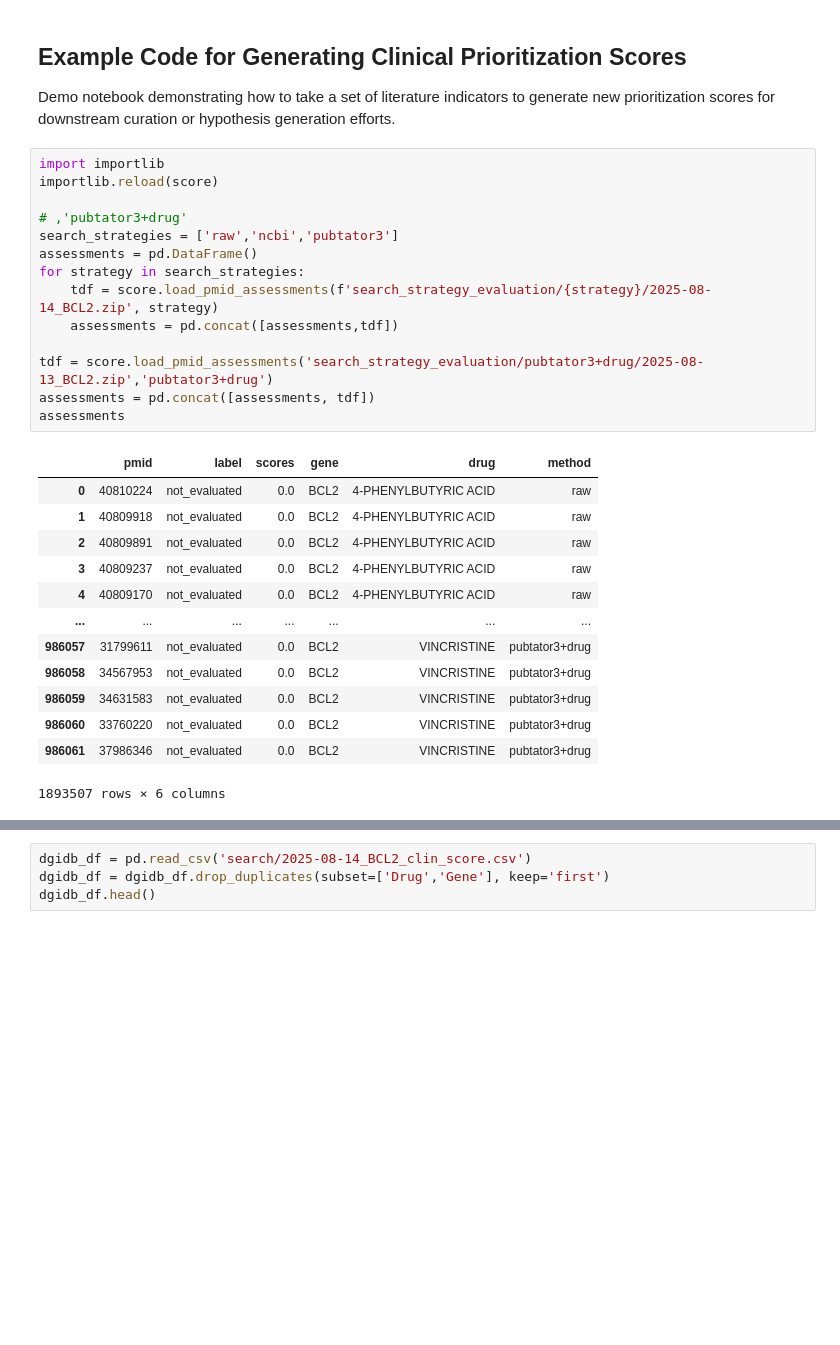
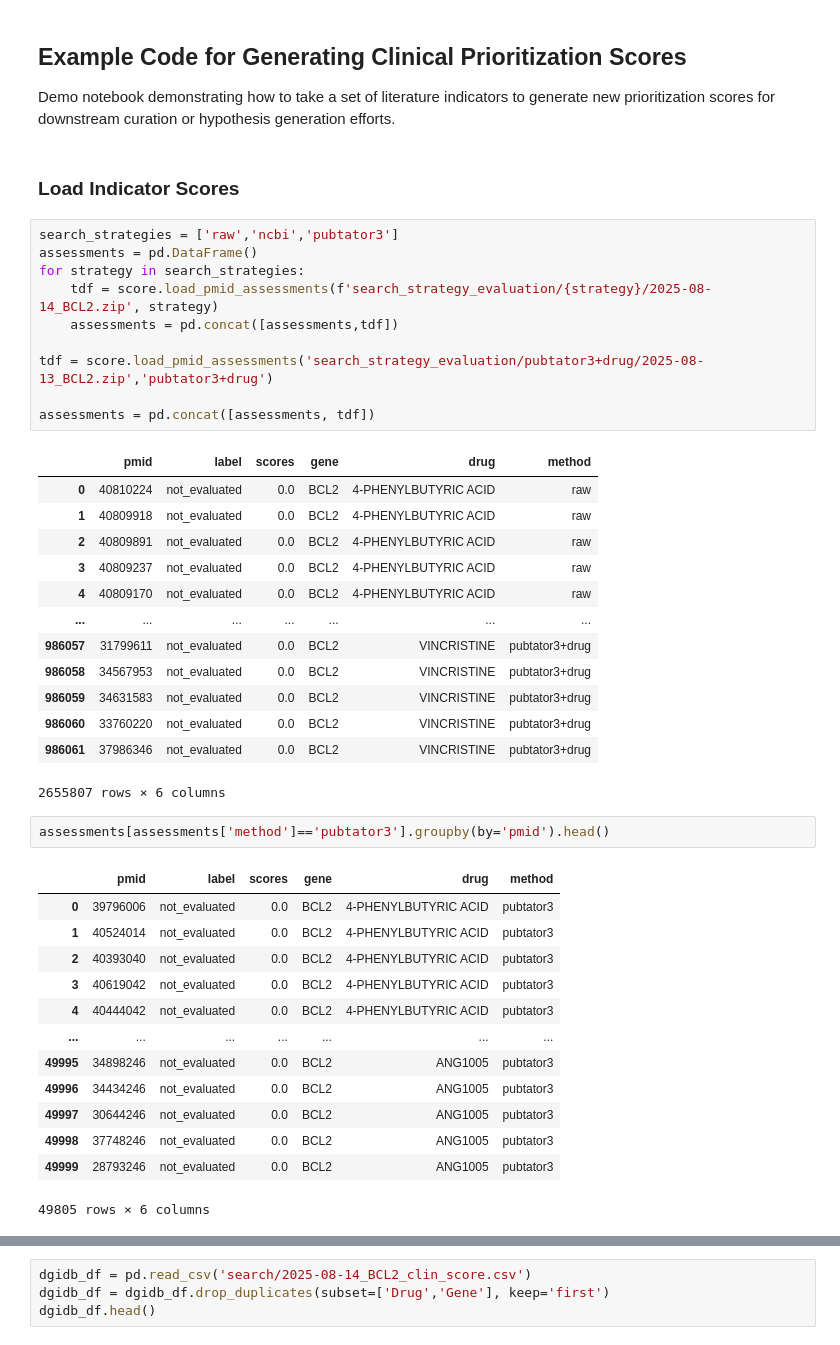
Before and after one commit to mcannon068nw/clinical-score-2, a Jupyter notebook: research/example-3.ipynb, the cells around one changed output, grey strips where cells are left out. Drawn from its saved outputs; the diff is of its cells as text; blank space fills up the shorter version.

```diff
--- a/research/example-3.ipynb
+++ b/research/example-3.ipynb
@@ -9,11 +9,9 @@ import score
 # %% [markdown]
 ## Example Code for Generating Clinical Prioritization Scores
 Demo notebook demonstrating how to take a set of literature indicators to generate new prioritization scores for downstream curation or hypothesis generation efforts.
+# %% [markdown]
+### Load Indicator Scores
 # %%
-import importlib
-importlib.reload(score)
-
-# ,'pubtator3+drug'
 search_strategies = ['raw','ncbi','pubtator3']
 assessments = pd.DataFrame()
 for strategy in search_strategies:
@@ -21,8 +19,8 @@ for strategy in search_strategies:
     assessments = pd.concat([assessments,tdf])
 
 tdf = score.load_pmid_assessments('search_strategy_evaluation/pubtator3+drug/2025-08-13_BCL2.zip','pubtator3+drug')
+
 assessments = pd.concat([assessments, tdf])
-assessments
 # %% [output]
 |  | pmid | label | scores | gene | drug | method |
 | 0 | 40810224 | not_evaluated | 0.0 | BCL2 | 4-PHENYLBUTYRIC ACID | raw |
@@ -36,7 +34,23 @@ assessments
 | 986059 | 34631583 | not_evaluated | 0.0 | BCL2 | VINCRISTINE | pubtator3+drug |
 | 986060 | 33760220 | not_evaluated | 0.0 | BCL2 | VINCRISTINE | pubtator3+drug |
 | 986061 | 37986346 | not_evaluated | 0.0 | BCL2 | VINCRISTINE | pubtator3+drug |
-1893507 rows × 6 columns
+2655807 rows × 6 columns
+# %%
+assessments[assessments['method']=='pubtator3'].groupby(by='pmid').head()
+# %% [output]
+|  | pmid | label | scores | gene | drug | method |
+| 0 | 39796006 | not_evaluated | 0.0 | BCL2 | 4-PHENYLBUTYRIC ACID | pubtator3 |
+| 1 | 40524014 | not_evaluated | 0.0 | BCL2 | 4-PHENYLBUTYRIC ACID | pubtator3 |
+| 2 | 40393040 | not_evaluated | 0.0 | BCL2 | 4-PHENYLBUTYRIC ACID | pubtator3 |
+| 3 | 40619042 | not_evaluated | 0.0 | BCL2 | 4-PHENYLBUTYRIC ACID | pubtator3 |
+| 4 | 40444042 | not_evaluated | 0.0 | BCL2 | 4-PHENYLBUTYRIC ACID | pubtator3 |
+| ... | ... | ... | ... | ... | ... | ... |
+| 49995 | 34898246 | not_evaluated | 0.0 | BCL2 | ANG1005 | pubtator3 |
+| 49996 | 34434246 | not_evaluated | 0.0 | BCL2 | ANG1005 | pubtator3 |
+| 49997 | 30644246 | not_evaluated | 0.0 | BCL2 | ANG1005 | pubtator3 |
+| 49998 | 37748246 | not_evaluated | 0.0 | BCL2 | ANG1005 | pubtator3 |
+| 49999 | 28793246 | not_evaluated | 0.0 | BCL2 | ANG1005 | pubtator3 |
+49805 rows × 6 columns
 # %%
 assessments[(assessments['scores']!='0.0') & (assessments['scores']!=0.0) & (assessments['label']!='no_indicator_evidence')]['method'].value_counts()
 # %% [output]
```
Also changed, not shown: parts of 7 cells of this notebook.
